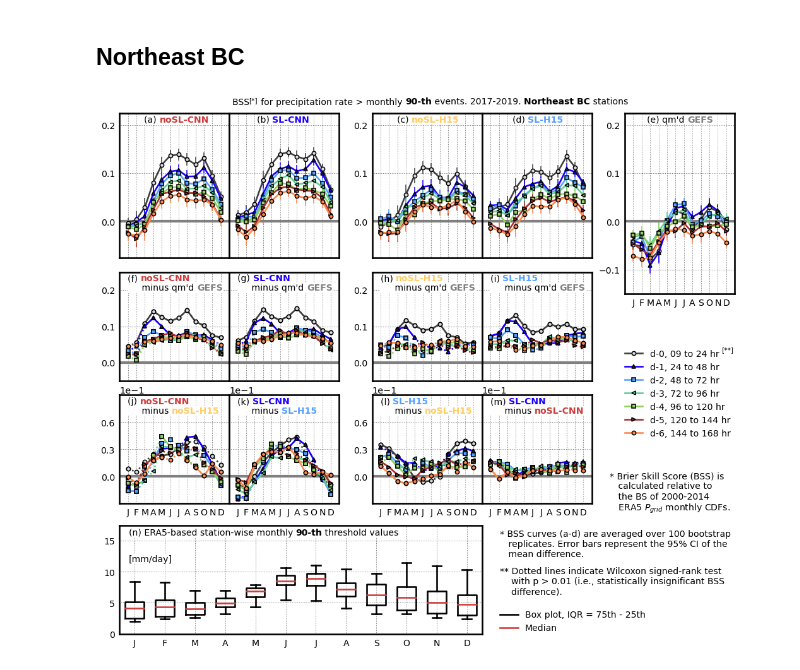
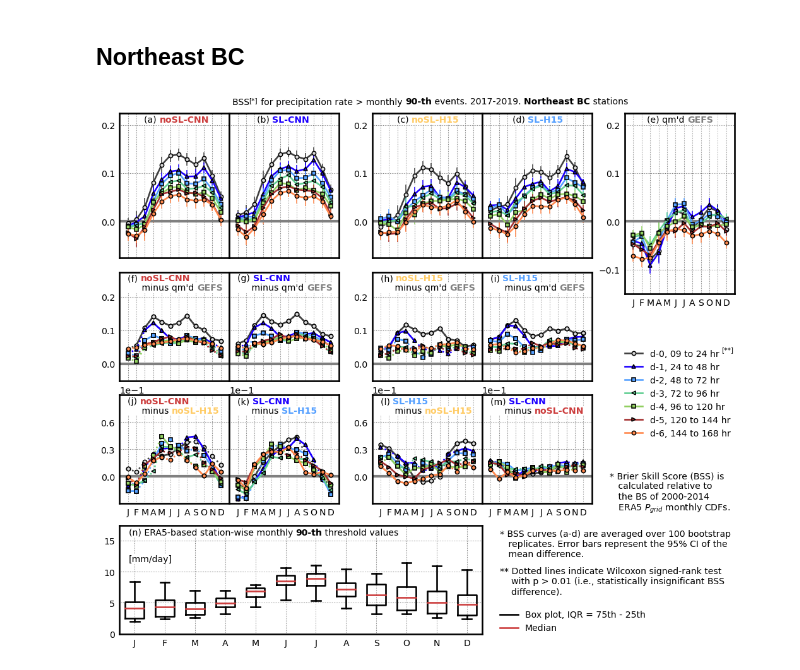
Before and after one commit to yingkaisha/rainbow, a Jupyter notebook: publish/PLOT_BSS_BCH.ipynb, the cells around one changed output. Drawn from its saved outputs; the diff is of its cells as text; code cells hidden in the pictures.

```diff
--- a/publish/PLOT_BSS_BCH.ipynb
+++ b/publish/PLOT_BSS_BCH.ipynb
@@ -571,10 +571,10 @@ for i in range(2, 4):
 AX_gfs[0].set_yticks([-0.1, 0, 0.1, 0.2, 0.3])
 
 for i in [0, 1]:
-    AX_diff[0][i].set_yticks([0, 0.1, 0.2]);
+    AX_diff[0][i].set_yticks([0, 0.1,]);
 
 for i in [2, 3]:
-    AX_diff[0][i].set_yticks([0, 0.1, 0.2]);
+    AX_diff[0][i].set_yticks([0, 0.1,]);
 
 for i in [0, 1]:
     AX_diff[1][i].ticklabel_format(axis='y', scilimits=(-1, -1))
@@ -974,8 +974,8 @@ YLIM = YLIM1
 YLIM_gfs = [-0.15, 0.225]
 
 # 2nd row
-YLIM_diff00 = [-0.05, 0.25]
-YLIM_diff01 = [-0.05, 0.25]
+YLIM_diff00 = [-0.05, 0.275]
+YLIM_diff01 = [-0.05, 0.275]
 
 # 3rd row
 YLIM_diff1 = [-0.03, 0.09]
@@ -1243,31 +1243,31 @@ ax_w1.text(0, 1, '* Brier Skill Score (BSS) is\n   calculated relative to\n   th
 
 ax_w2 = fig.add_axes([3.6/5.6-0.025, (0.3)/3.6-pad, 1/5.6+0.025, 0.375/3.2])
 ax_w2.set_axis_off()
 ax_w2.text(0, 1, '* BSS curves (a-d) are averaged over 100 bootstrap\n   replicates. Error bars represent the 95% CI of the\n   mean difference.',
           ha='left', va='top', fontsize=fontsize, transform=ax_w2.transAxes);
 
 ax_w3 = fig.add_axes([3.6/5.6-0.025, (-0.1)/3.6-pad, 1/5.6+0.025, 0.5/3.2])
 ax_w3.set_axis_off()
 ax_w3.text(0, 1,
            '** Dotted lines indicate Wilcoxon signed-rank test\n    with p > 0.01 (i.e., statistically insignificant BSS\n    difference).',
            ha='left', va='top', fontsize=fontsize, transform=ax_w3.transAxes);
 
 # legend box plot
 ax_lg2 = fig.add_axes([3.6/5.6-0.025, (0.0)/3.6-pad, 0.25, 0.06])
 ax_lg2.set_axis_off()
 LG2 = ax_lg2.legend([handle_boxp["boxes"][0], handle_boxp["medians"][0]],
                    ['Box plot, IQR = 75th - 25th', 'Median'],
                    bbox_to_anchor=(1, 1), ncol=1, prop={'size':fontsize})
 LG2.get_frame().set_facecolor('none')
 LG2.get_frame().set_linewidth(0)
 LG2.get_frame().set_alpha(1.0)
 # -------------------------------------- #
 
 for handle in handle_title:
     handle.set_bbox(dict(facecolor='w', pad=0.5, edgecolor='none', zorder=2))
 
 if need_publish:
     # Save figure
     fig.savefig(fig_dir+'AnEn_BCH_BSS_Northeast.png', format='png', **fig_keys)
 # %% [output]
-[figure, old version]
+[figure, new version]
```
Also changed, not shown: parts of 1 cell of this notebook.
